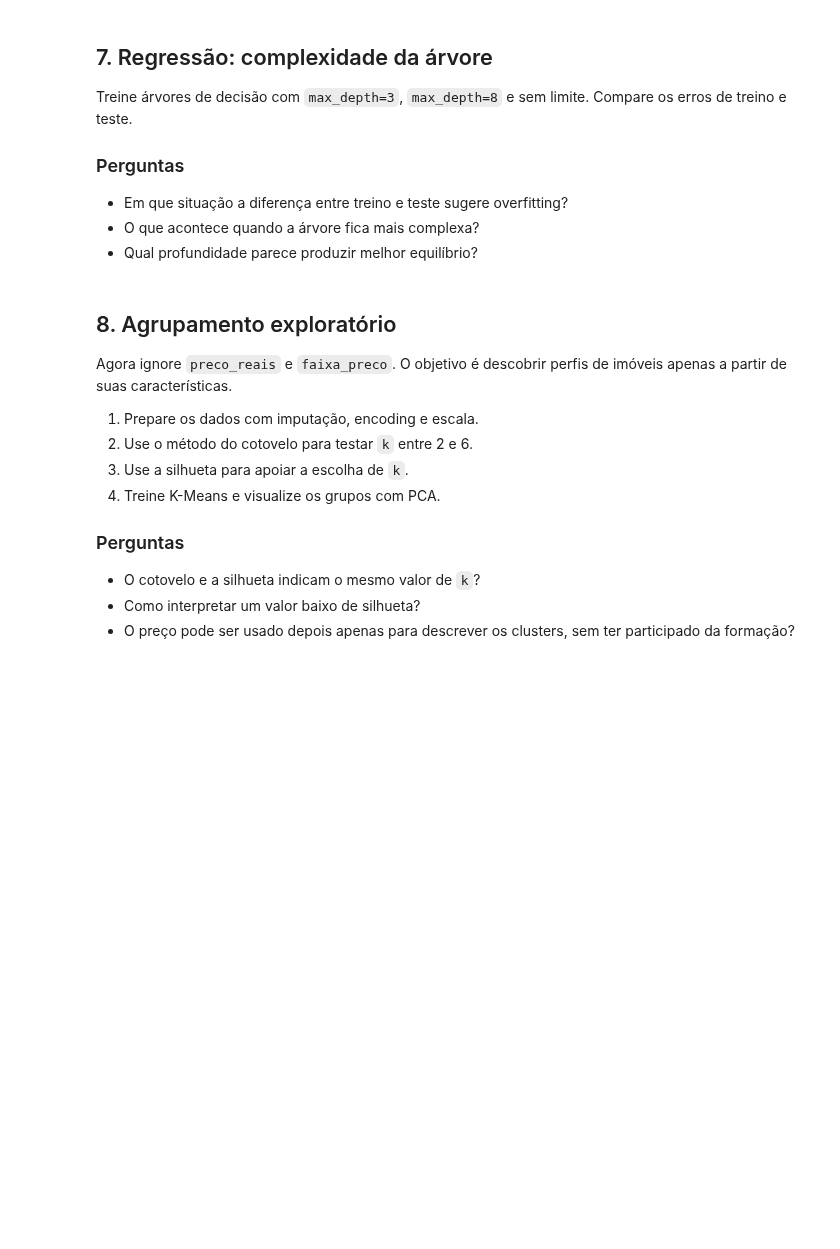
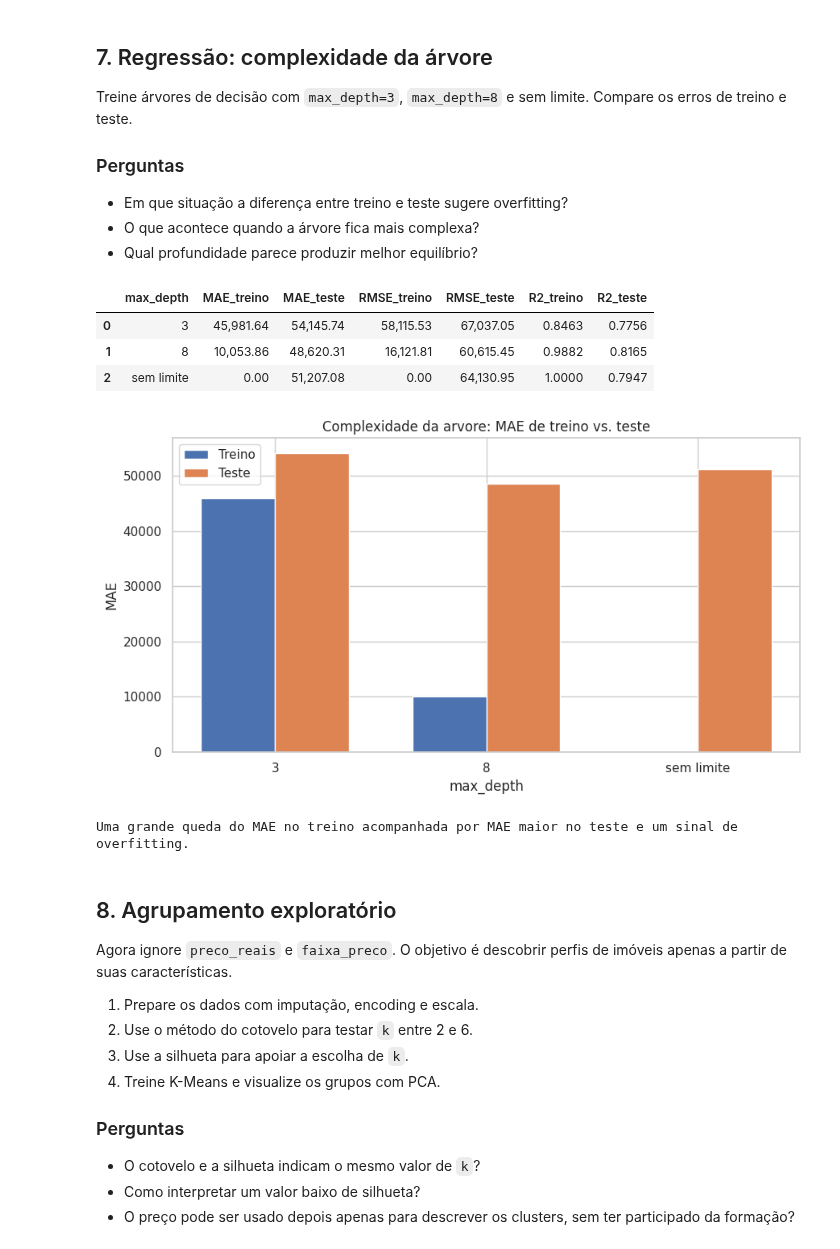
Before and after one commit to MathLopes29/Hashtag_AnaliseDados, a Jupyter notebook: Python/Cursos/PUC Ciência de Dados/Projetos/Machine Learning/04__3 Aula/UNIDADE 3 - PRATICA - ROTEIRO.ipynb, the cells around one changed output. Cells and saved outputs as stored; diff of their text form; code cells hidden in the pictures; blank space fills up the shorter version.

```diff
--- a/Python/Cursos/PUC Ciência de Dados/Projetos/Machine Learning/04__3 Aula/UNIDADE 3 - PRATICA - ROTEIRO.ipynb
+++ b/Python/Cursos/PUC Ciência de Dados/Projetos/Machine Learning/04__3 Aula/UNIDADE 3 - PRATICA - ROTEIRO.ipynb
@@ -229,11 +415,58 @@ Treine árvores de decisão com `max_depth=3`, `max_depth=8` e sem limite. Compa
 # %%
 from sklearn.tree import DecisionTreeRegressor
 
-# TODO: treine as tres arvores e registre MAE de treino e teste.
-# profundidades = [3, 8, None]
-# ...
+profundidades = [3, 8, None]
+resultados_arvore_reg = []
 
-print('Analise a diferenca entre erro de treino e erro de teste.')
+for profundidade in profundidades:
+    modelo = DecisionTreeRegressor(max_depth=profundidade, random_state=42)
+    modelo.fit(X_reg_train_prep, y_reg_train)
+
+    pred_treino = modelo.predict(X_reg_train_prep)
+    pred_teste = modelo.predict(X_reg_test_prep)
+
+    resultados_arvore_reg.append({
+        'max_depth': 'sem limite' if profundidade is None else profundidade,
+        'MAE_treino': mean_absolute_error(y_reg_train, pred_treino),
+        'MAE_teste': mean_absolute_error(y_reg_test, pred_teste),
+        'RMSE_treino': np.sqrt(mean_squared_error(y_reg_train, pred_treino)),
+        'RMSE_teste': np.sqrt(mean_squared_error(y_reg_test, pred_teste)),
+        'R2_treino': r2_score(y_reg_train, pred_treino),
+        'R2_teste': r2_score(y_reg_test, pred_teste)
+    })
+
+resultados_arvore_reg_df = pd.DataFrame(resultados_arvore_reg)
+display(resultados_arvore_reg_df.style.format({
+    'MAE_treino': '{:,.2f}',
+    'MAE_teste': '{:,.2f}',
+    'RMSE_treino': '{:,.2f}',
+    'RMSE_teste': '{:,.2f}',
+    'R2_treino': '{:.4f}',
+    'R2_teste': '{:.4f}'
+}))
+
+# Visualizacao simples do MAE para treino e teste.
+plt.figure(figsize=(9, 5))
+x = np.arange(len(resultados_arvore_reg_df))
+largura = 0.35
+plt.bar(x - largura/2, resultados_arvore_reg_df['MAE_treino'], largura, label='Treino')
+plt.bar(x + largura/2, resultados_arvore_reg_df['MAE_teste'], largura, label='Teste')
+plt.xticks(x, resultados_arvore_reg_df['max_depth'])
+plt.ylabel('MAE')
+plt.xlabel('max_depth')
+plt.title('Complexidade da arvore: MAE de treino vs. teste')
+plt.legend()
+plt.tight_layout()
+plt.show()
+
+print('Uma grande queda do MAE no treino acompanhada por MAE maior no teste e um sinal de overfitting.')
+# %% [output]
+|  | max_depth | MAE_treino | MAE_teste | RMSE_treino | RMSE_teste | R2_treino | R2_teste |
+| 0 | 3 | 45,981.64 | 54,145.74 | 58,115.53 | 67,037.05 | 0.8463 | 0.7756 |
+| 1 | 8 | 10,053.86 | 48,620.31 | 16,121.81 | 60,615.45 | 0.9882 | 0.8165 |
+| 2 | sem limite | 0.00 | 51,207.08 | 0.00 | 64,130.95 | 1.0000 | 0.7947 |
+[figure, added]
+Uma grande queda do MAE no treino acompanhada por MAE maior no teste e um sinal de overfitting.
 # %% [markdown]
 ## 8. Agrupamento exploratório
 Agora ignore `preco_reais` e `faixa_preco`. O objetivo é descobrir perfis de imóveis apenas a partir de suas características.
```
Also changed, not shown: parts of 11 cells of this notebook, 27 other files.
